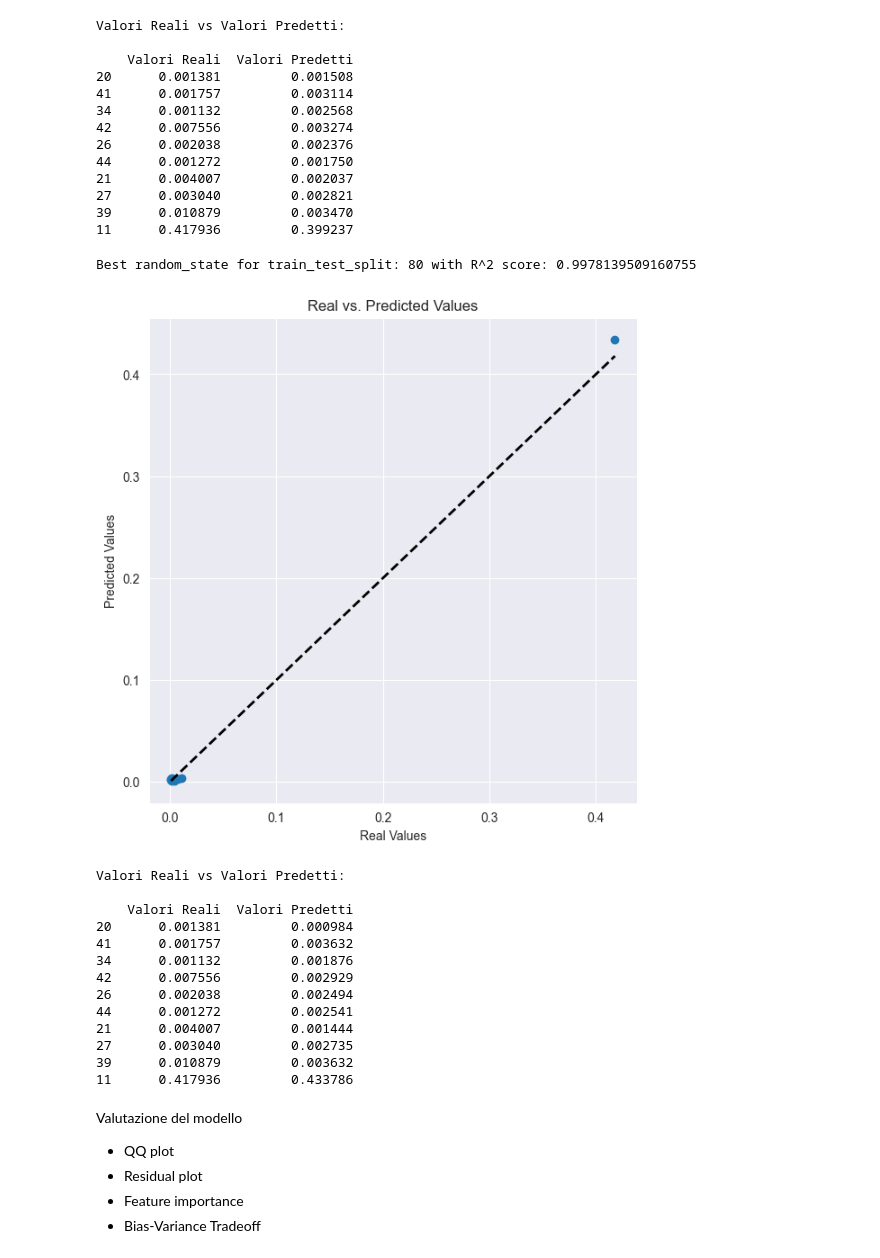
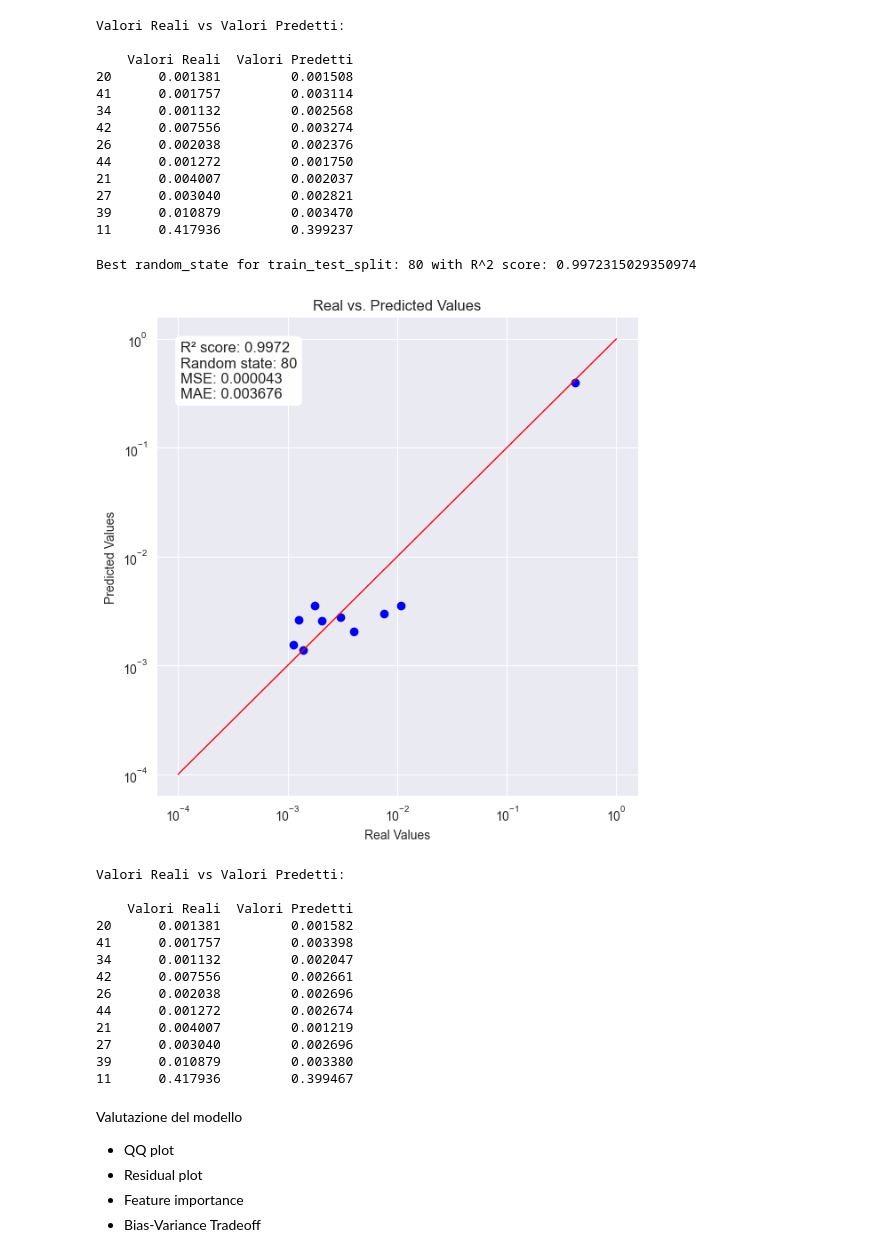
Before and after one commit to LorisMinetti/Permeability_Eval_AI, a Jupyter notebook: poker/Ech/Definitive.ipynb, the cells around one changed output. Saved outputs shown, nothing was run; the diff lists cells and outputs as text; code cells hidden in the pictures.

Commit message:
Main software ok: Images all generated

```diff
--- a/poker/Ech/Definitive.ipynb
+++ b/poker/Ech/Definitive.ipynb
@@ -377,7 +377,6 @@ best_y_pred = None
 best_y_test = None
 best_random_state_split = None
 best_score_split = -float('inf')
-
 #Dichiarazione insieme train 'X' e test 'y'
 X = df_scaled.drop('k_m2', axis=1)
 y = df_scaled['k_m2']
@@ -388,9 +387,9 @@ for random_state in range(0, 100):
 
     model = XGBRegressor(
         alpha= 0,
-        colsample_bytree= 0.7,
+        colsample_bytree= 0.8,
         gamma= 0,
-        learning_rate= 0.3,
+        learning_rate= 0.1,
         max_depth= 7,
         reg_lambda = 0.1,
         min_child_weight = 1,
@@ -402,43 +401,41 @@ for random_state in range(0, 100):
     model.fit(X_train, y_train)
 
     y_pred = model.predict(X_test)
     score = r2_score(y_test, y_pred)
 
     if score > best_score_split:
         best_score_split = score
         best_random_state_split = random_state
         best_y_pred = y_pred
         best_y_test = y_test
 
-
-relative_path_png = 'C:/Users/loris/Desktop/Python Workspace/FirstTryMiller/pictures_extract/png/'
-relative_path_pdf = 'C:/Users/loris/Desktop/Python Workspace/FirstTryMiller/pictures_extract/pdf/'
-# Assicurati che la directory esista
-os.makedirs(os.path.dirname(relative_path_png), exist_ok=True)
-os.makedirs(os.path.dirname(relative_path_pdf), exist_ok=True)
-
-
 print(f"Best random_state for train_test_split: {best_random_state_split} with R^2 score: {best_score_split}")
 plt.figure(figsize=(7, 7))
 plt.scatter(best_y_test, best_y_pred, color='blue')
 plt.plot([10**-4, 10**0], [10**-4, 10**0], 'r-', lw=1)
 plt.xlabel('Real Values')
 plt.ylabel('Predicted Values')
 plt.xscale('log', base=10)
 plt.yscale('log', base=10)
 plt.title('Real vs. Predicted Values')
 plt.grid(True)
 
 
+# Adding a text box with the R² score and random_state
+textstr = f'R² score: {r2_score(best_y_test, best_y_pred):.4f}\nRandom state: {best_random_state_split}\nMSE: {mean_squared_error(best_y_test, best_y_pred):.6f}\nMAE: {mean_absolute_error(best_y_test, best_y_pred):.6f}'
+props = dict(boxstyle='round', facecolor='white', alpha=0.99)
+plt.text(0.05, 0.95, textstr, transform=plt.gca().transAxes, fontsize=12,
+         verticalalignment='top', bbox=props)
+
 # Salva il grafico come immagine PNG
 plt.savefig(f'{relative_path_png}final_train.png')  # Salva il grafico come immagine PNG
 # Salva il grafico come PDF
 plt.savefig(f'{relative_path_pdf}final_train.pdf', dpi=300)  # Salva il grafico come PDF
 
 plt.show()
 # %% [output]
-Best random_state for train_test_split: 80 with R^2 score: 0.9978139509160755
+Best random_state for train_test_split: 80 with R^2 score: 0.9972315029350974
-[figure, old version]
+[figure, new version]
 # %%
 # Crea un DataFrame con i valori reali e predetti
 results_df = pd.DataFrame({
@@ -453,16 +450,16 @@ print(results_df)
 Valori Reali vs Valori Predetti:
 
     Valori Reali  Valori Predetti
-20      0.001381         0.000984
-41      0.001757         0.003632
-34      0.001132         0.001876
-42      0.007556         0.002929
-26      0.002038         0.002494
-44      0.001272         0.002541
-21      0.004007         0.001444
-27      0.003040         0.002735
-39      0.010879         0.003632
-11      0.417936         0.433786
+20      0.001381         0.001582
+41      0.001757         0.003398
+34      0.001132         0.002047
+42      0.007556         0.002661
+26      0.002038         0.002696
+44      0.001272         0.002674
+21      0.004007         0.001219
+27      0.003040         0.002696
+39      0.010879         0.003380
+11      0.417936         0.399467
 # %% [markdown]
 Valutazione del modello
 - QQ plot
```
Also changed, not shown: parts of 7 cells of this notebook, 10 other files.
